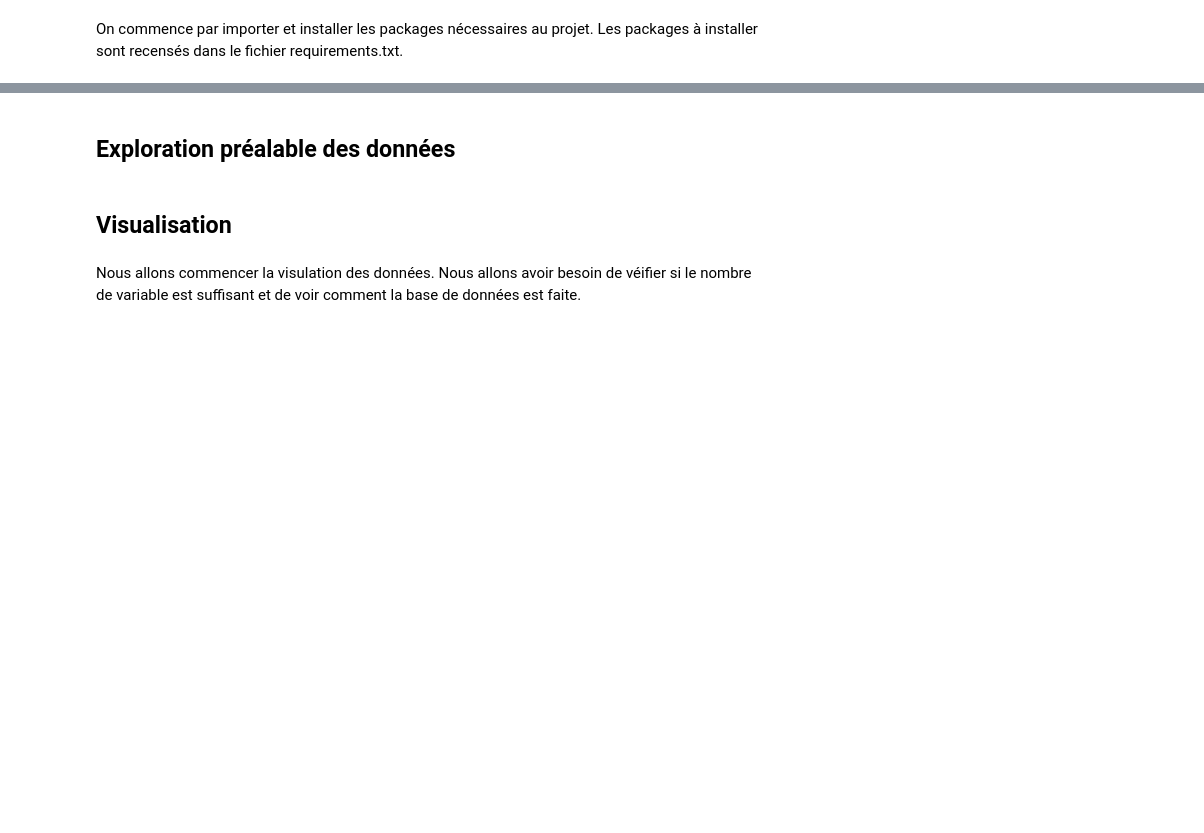
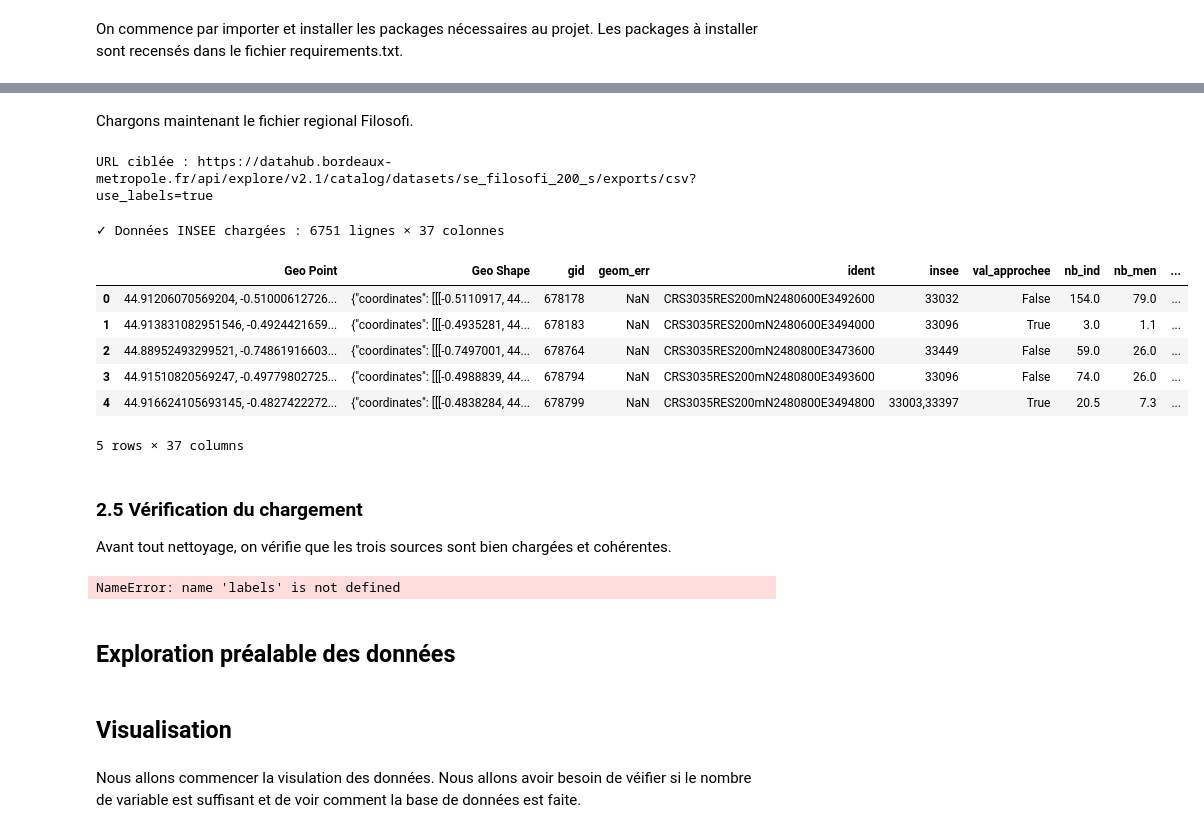
Before and after one commit to clemence-pinsard/projet_python_pour_datascience, a Jupyter notebook: projet.ipynb, the cells around one changed output, grey strips where cells are left out. Drawn from its saved outputs; the diff is of its cells as text; code cells hidden in the pictures; blank space fills up the shorter version.

```diff
--- a/projet.ipynb
+++ b/projet.ipynb
@@ -66,5 +18,0 @@ dict_keys(['access_audiences', 'access_type', 'access_type_reason', 'access_type
-# %%
-resources = data["resources"]
-
-for r in resources:
-    print(r["title"], r["url"])
@@ -87,0 +123,17 @@ df.head()
+# %%
+# Identifiant du dataset Filosofi sur data.gouv.fr
+DATASET_INSEE_ID = "67f5bb0403325228295b7e85"
+
+response_insee = requests.get(
+    f"https://www.data.gouv.fr/api/1/datasets/{DATASET_INSEE_ID}/"
+)
+
+if response_insee.status_code != 200:
+    print("Erreur API :", response_insee.status_code)
+
+metadata_insee = response_insee.json()
+
+print(f"Titre : {metadata_insee['title']}")
+print(f"\nRessources disponibles ({len(metadata_insee['resources'])}) :")
+for r in metadata_insee['resources']:
+    print(f"  - {r['title']} | format : {r['format']}")
@@ -88,3 +148,50 @@ df.head()
+# %% [markdown]
+Chargons maintenant le fichier regional Filosofi.
+# %%
+url_filosofi = next(
+    (
+        r['url']
+        for r in metadata_insee['resources']
+        if r.get('format') == 'csv'
+    ),
+    None
+)
+
+print(f"URL ciblée : {url_filosofi}")
+# %% [output]
+URL ciblée : https://datahub.bordeaux-metropole.fr/api/explore/v2.1/catalog/datasets/se_filosofi_200_s/exports/csv?use_labels=true
+# %%
+df_insee = pd.read_csv(url_filosofi, sep=";", low_memory=False)
+
+print(f"✓ Données INSEE chargées : {df_insee.shape[0]} lignes × {df_insee.shape[1]} colonnes")
+df_insee.head()
+# %% [output]
+✓ Données INSEE chargées : 6751 lignes × 37 colonnes
+|  | Geo Point | Geo Shape | gid | geom_err | ident | insee | val_approchee | nb_ind | nb_men | ... |
+| 0 | 44.91206070569204, -0.51000612726... | {"coordinates": [[[-0.5110917, 44... | 678178 | NaN | CRS3035RES200mN2480600E3492600 | 33032 | False | 154.0 | 79.0 | ... |
+| 1 | 44.913831082951546, -0.4924421659... | {"coordinates": [[[-0.4935281, 44... | 678183 | NaN | CRS3035RES200mN2480600E3494000 | 33096 | True | 3.0 | 1.1 | ... |
+| 2 | 44.88952493299521, -0.74861916603... | {"coordinates": [[[-0.7497001, 44... | 678764 | NaN | CRS3035RES200mN2480800E3473600 | 33449 | False | 59.0 | 26.0 | ... |
+| 3 | 44.91510820569247, -0.49779802725... | {"coordinates": [[[-0.4988839, 44... | 678794 | NaN | CRS3035RES200mN2480800E3493600 | 33096 | False | 74.0 | 26.0 | ... |
+| 4 | 44.916624105693145, -0.4827422272... | {"coordinates": [[[-0.4838284, 44... | 678799 | NaN | CRS3035RES200mN2480800E3494800 | 33003,33397 | True | 20.5 | 7.3 | ... |
+5 rows × 37 columns
+# %% [markdown]
+### 2.5 Vérification du chargement
+
+Avant tout nettoyage, on vérifie que les trois sources sont bien chargées et cohérentes.
+# %%
+sources = {
+    "DREES - Maladies chroniques" : df,
+    "DREES - Libellés"           : labels,
+    "INSEE - Filosofi régions"   : df_insee,
+}
+
+for nom, dataframe in sources.items():
+    print(f"{nom}")
+    print(f"  → {dataframe.shape[0]} lignes × {dataframe.shape[1]} colonnes")
+    print(f"  → Valeurs manquantes : {dataframe.isnull().sum().sum()}")
+    print()
+# %% [output]
+NameError: name 'labels' is not defined
 # %% [markdown]
 ## Exploration préalable des données
 # %% [markdown]
```
Also changed, not shown: parts of 25 cells of this notebook, 2 other files.
